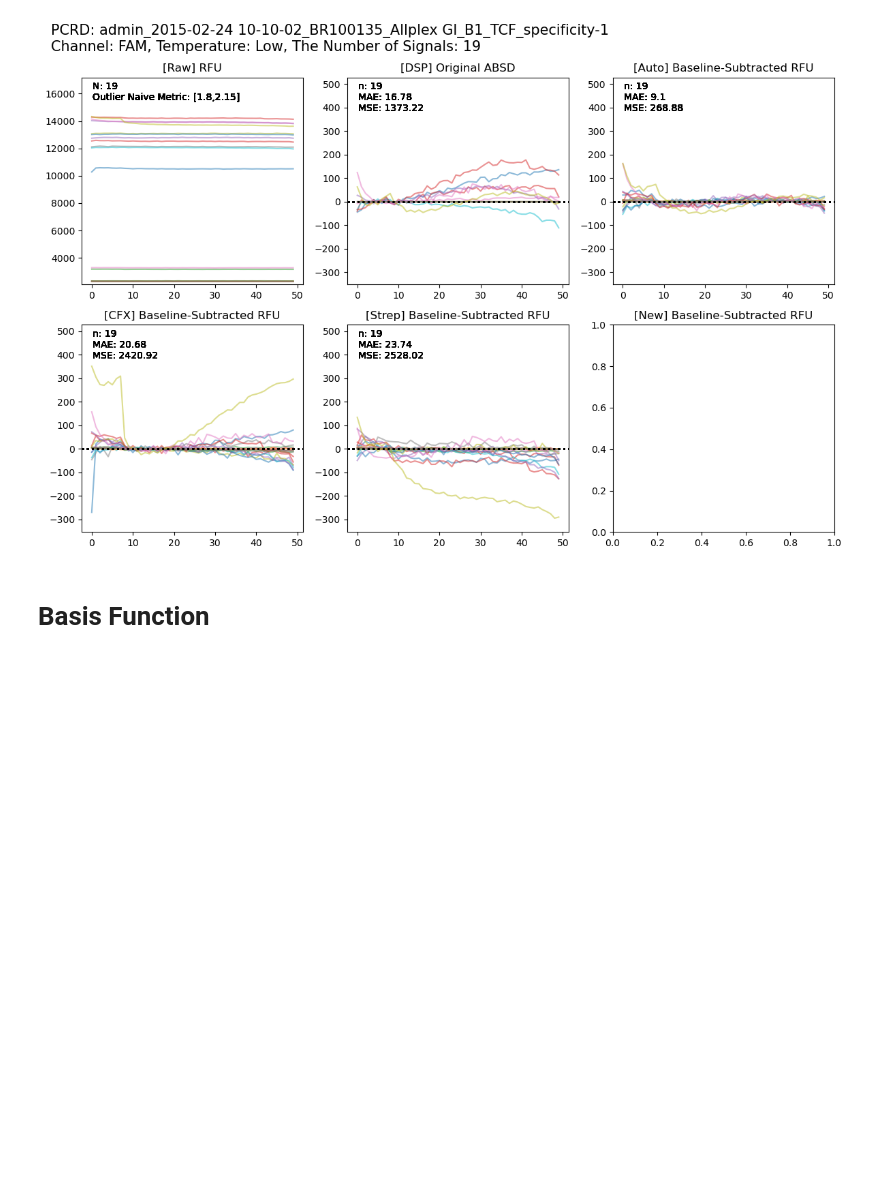
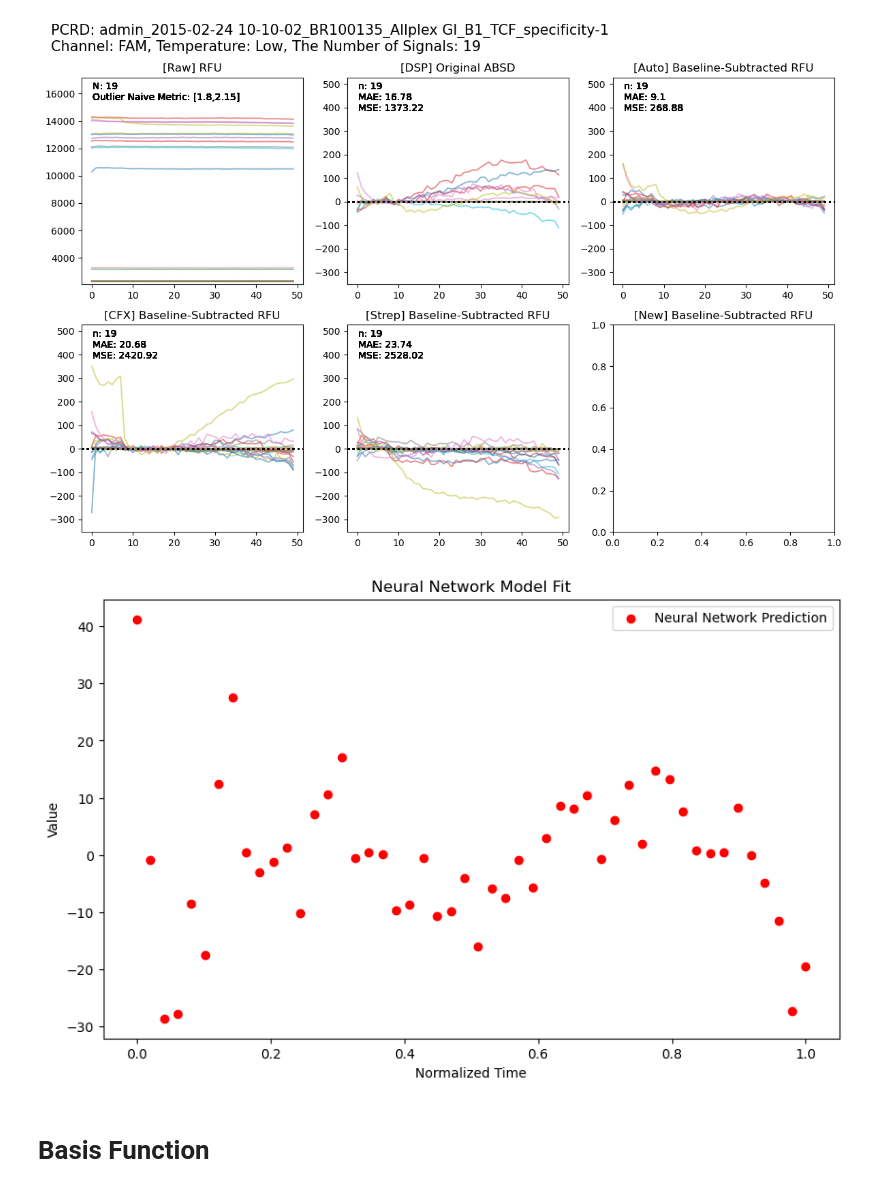
Before and after one commit to kmink3225/website, a Jupyter notebook: docs/projects/baseline_subtraction/3.baseline-analysis.ipynb, the cells around one changed output. Cells and saved outputs as stored; diff of their text form; code cells hidden in the pictures; blank space fills up the shorter version.

```diff
--- a/docs/projects/baseline_subtraction/3.baseline-analysis.ipynb
+++ b/docs/projects/baseline_subtraction/3.baseline-analysis.ipynb
@@ -504,6 +519,54 @@ filtered_data = merged_data.query("`name` == @pcrd_name & `channel` == @channel_
 plot_baseline_subtractions(filtered_data,pcrd_name,channel_name,temperature_name)
 # %% [output]
 [figure]
+# %%
+from tensorflow.keras.models import Sequential
+from tensorflow.keras.layers import Dense
+from tensorflow.keras.optimizers import Adam
+
+y = np.array([14326.48307983, 14267.20312596, 14222.21895237, 14205.75789137,
+              14207.93677502, 14181.65809701, 14194.45200404, 14192.27014141,
+              13916.14396871, 13865.75455718, 13845.59427782, 13826.14337471,
+              13792.71522271, 13788.16490286, 13769.57481179, 13768.30459689,
+              13747.67146418, 13745.4416914, 13742.15965326, 13729.1428917,
+              13727.05977843, 13732.22270556, 13718.9255073, 13716.71625467,
+              13719.39740651, 13704.35620779, 13711.42146817, 13706.6708232,
+              13710.25091569, 13702.26712774, 13707.83946204, 13710.44146249,
+              13706.83892893, 13706.10904997, 13691.89334648, 13695.56524639,
+              13698.54442358, 13685.12706029, 13694.86467044, 13690.37988451,
+              13681.62708737, 13671.69204069, 13668.08858936, 13665.09676134,
+              13669.92942412, 13658.51502112, 13650.601617, 13640.85513063,
+              13621.98369895, 13626.62585149])
+x = np.linspace(0, 1, len(y))
+
+x = x.reshape(-1, 1)
+y = y.reshape(-1, 1)
+
+x_norm = (x - x.min()) / (x.max() - x.min())
+y_norm = (y - y.min()) / (y.max() - y.min())
+
+model = Sequential([
+    Dense(16, activation='relu', input_dim=1),
+    Dense(16, activation='relu'),
+    Dense(1, activation='linear')
+])
+
+model.compile(optimizer=Adam(learning_rate=0.01), loss='mean_squared_error')
+history = model.fit(x_norm, y_norm, epochs=500, verbose=0)
+y_pred = model.predict(x_norm)
+y_pred_denorm = y_pred * (y.max() - y.min()) + y.min()
+
+plt.figure(figsize=(10, 6))
+#plt.scatter(x, y, label='Original data')
+#plt.plot(x, y_pred_denorm, color='red', label='Neural Network Prediction')
+plt.scatter(x, y-y_pred_denorm, color='red', label='Neural Network Prediction')
+plt.title('Neural Network Model Fit')
+plt.xlabel('Normalized Time')
+plt.ylabel('Value')
+plt.legend()
+plt.show()
+# %% [output]
+[figure, added]
 # %% [markdown]
 # Basis Function
 # %% [markdown]
```
Also changed, not shown: parts of 1 cell of this notebook.
